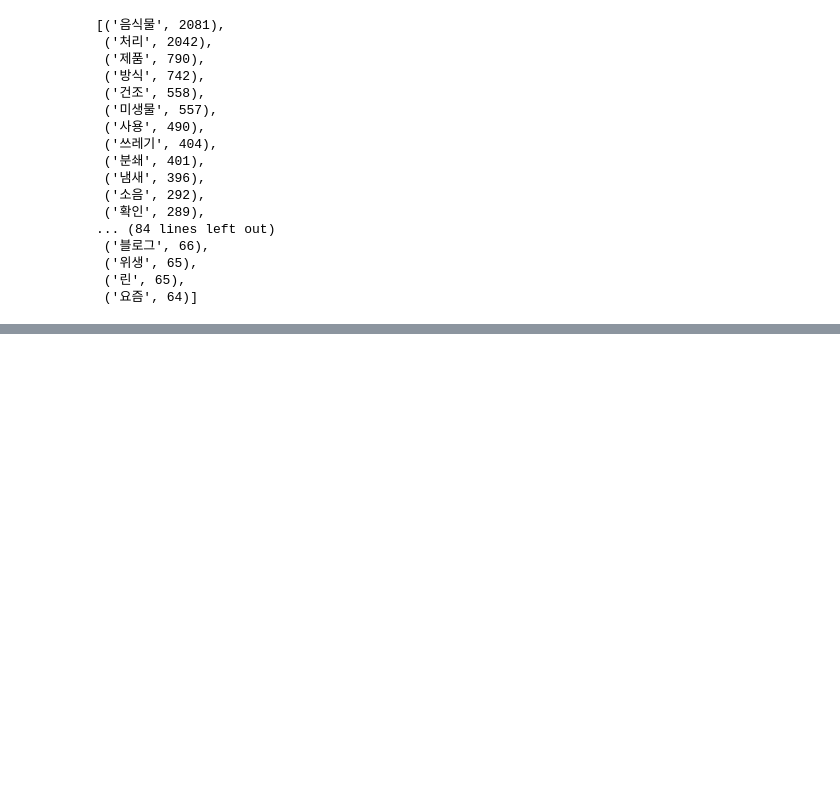
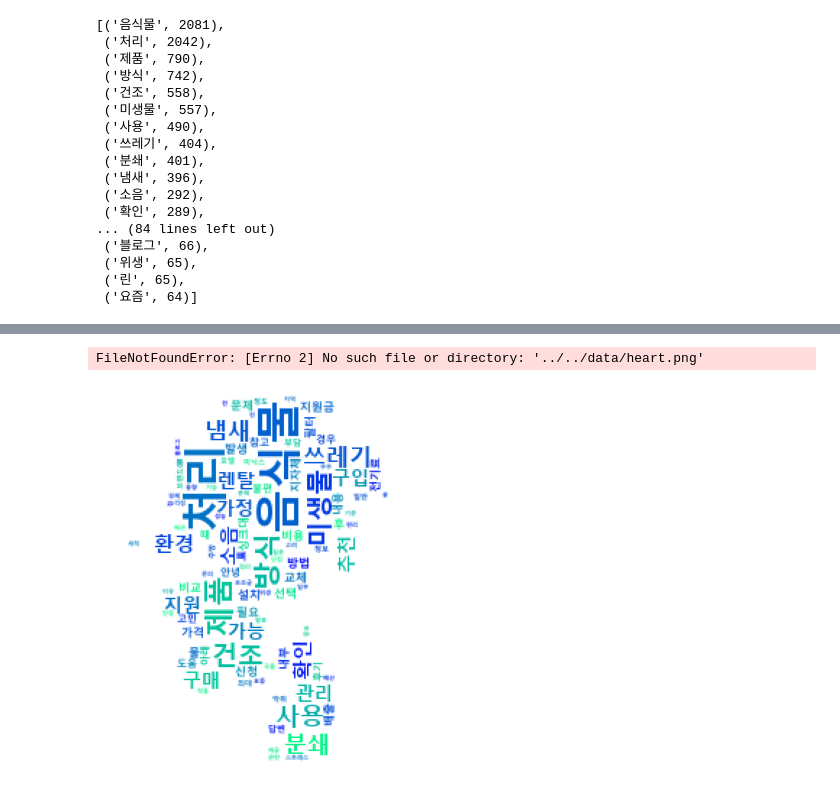
Before and after one commit to windycar/LG_DX_School, a Jupyter notebook: 4.LGDX_Crawling/Practice_Code/ex08_CX_data_simple.ipynb, the cells around one changed output, grey strips where cells are left out. Cells and saved outputs as stored; diff of their text form; code cells hidden in the pictures; blank space fills up the shorter version.

```diff
--- a/4.LGDX_Crawling/Practice_Code/ex08_CX_data_simple.ipynb
+++ b/4.LGDX_Crawling/Practice_Code/ex08_CX_data_simple.ipynb
@@ -135,0 +139,7 @@ plt.show()
+# %%
+#이미지 열어서 마스크 이미지로 변환
+#이미지의 힌색 부분은 단어를 채우지않고 그이외 색이 있는 부분에 단어를 채우는 원리
+img=Image.open('../../data/heart.jpg')
+mak_img=np.array(img)
+# %% [output]
+FileNotFoundError: [Errno 2] No such file or directory: '../../data/heart.png'
@@ -135,0 +156,17 @@ plt.show()
+# %%
+#이미지 열어서 마스크 이미지로 변환
+#이미지의 힌색 부분은 단어를 채우지않고 그이외 색이 있는 부분에 단어를 채우는 원리
+img=Image.open('../../data/wlwldyd.jpg')
+mak_img=np.array(img)
+# %%
+wc = WordCloud(
+    font_path='C:/Windows/Fonts/malgunbd.ttf',
+    background_color='white'  ,
+    mask=mak_img,
+    colormap='winter'
+).generate_from_frequencies(dict(top_100))
+plt.imshow(wc)
+plt.axis('off')
+plt.show()
+# %% [output]
+[figure, added]
```
Also changed, not shown: parts of 3 cells of this notebook, 16 other files.
